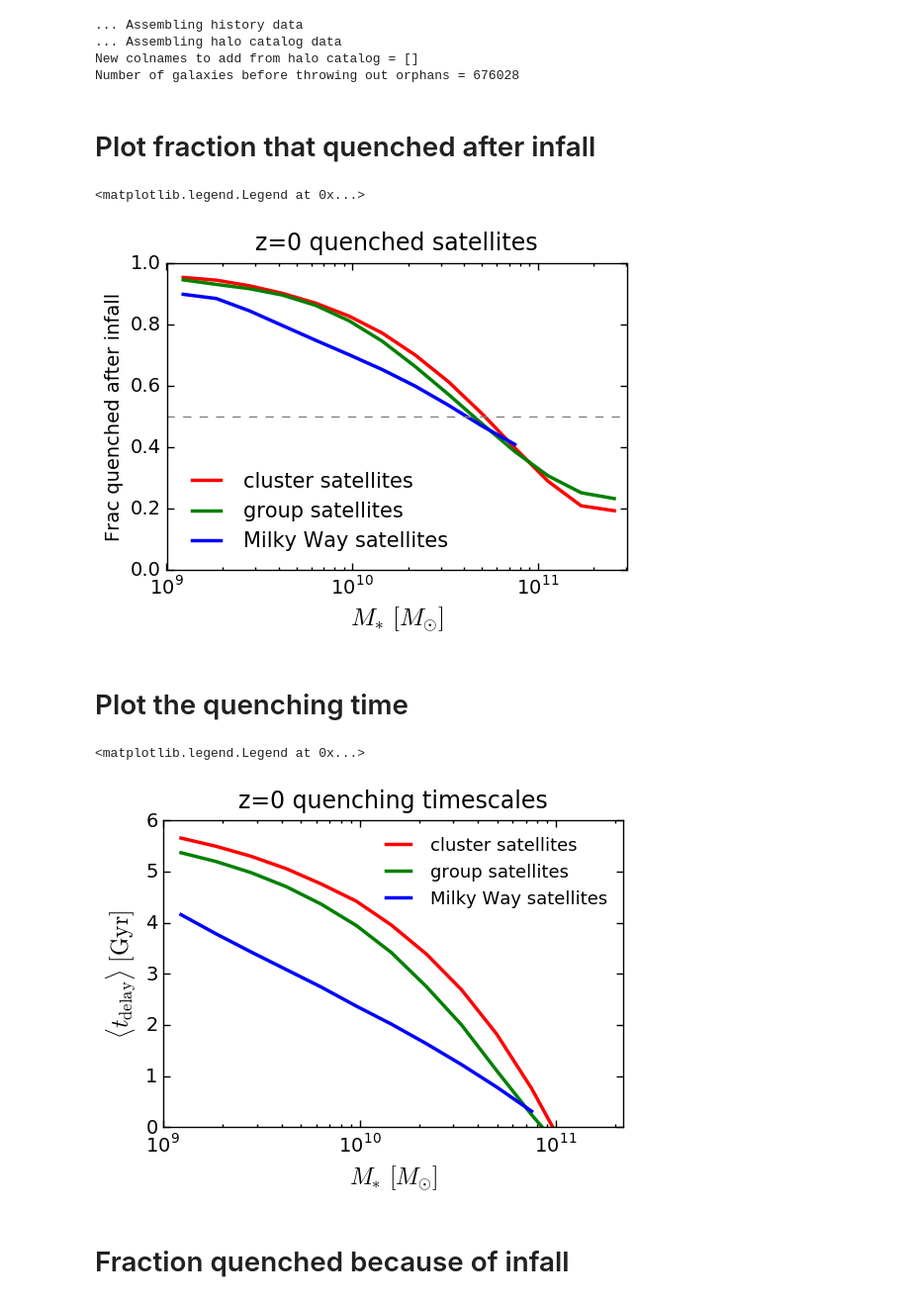
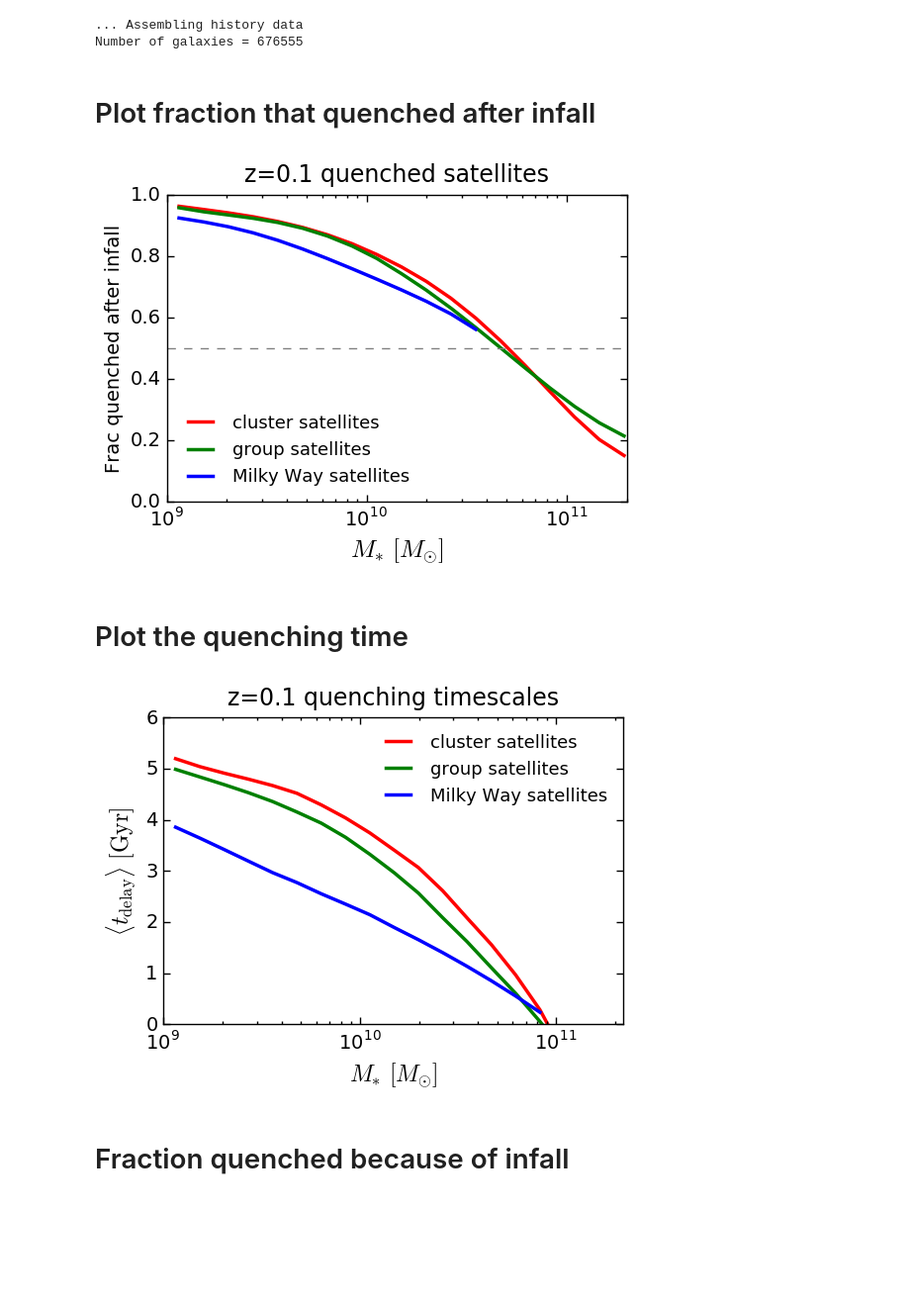
Before and after one commit to aphearin/time_evolving_cam_utils, a Jupyter notebook: fraction_quenched_after_infall.ipynb, the cells around one changed output. Shown at 99% size. Drawn from its saved outputs; the diff is of its cells as text; code cells hidden in the pictures; blank space fills up the shorter version.

```diff
--- a/fraction_quenched_after_infall.ipynb
+++ b/fraction_quenched_after_infall.ipynb
@@ -11,20 +11,16 @@ scale_factor_array = get_scales(small_file_fname)
 cosmic_age_array = np.load('/Users/aphearin/Dropbox/UniverseMachine/data/histories/prelim_sfh_reduction/times.npy')
 # %%
 from collate_full_catalog import collate_catalog
-a_string = 'a_1.002310'
+a_string = 'a_0.911185'
 
 
 history_colnames = ('halo_id', 'halo_upid', 'halo_mpeak', 'sfr_mp', 'sm_mp', 'stellar_mass', 'sfr', 'a_first_infall')
 
-halocat_propnames = ('halo_id', )
-
-histories = collate_catalog(a_string, history_colnames=history_colnames, halocat_propnames=halocat_propnames)
+histories = collate_catalog(a_string, history_colnames=history_colnames)
 print("Number of galaxies = {0}".format(len(histories)))
 # %% [output]
 ... Assembling history data
-... Assembling halo catalog data
-New colnames to add from halo catalog = []
-Number of galaxies before throwing out orphans = 676028
+Number of galaxies = 676555
 # %%
 from quenching_time import quenching_time
 histories['quenching_time'] = quenching_time(histories['sfr_mp'], histories['sm_mp'])
@@ -52,7 +48,7 @@ quenched_sats = sats[quenched_satmask]
 # %% [markdown]
 # Plot fraction that quenched after infall
 # %%
-logsm_low, logsm_high, num_sm_bins = 9, 11.5, 15
+logsm_low, logsm_high, num_sm_bins = 9, 11.35, 20
 sm_bins = np.logspace(logsm_low, logsm_high, num_sm_bins)
 sm_mids = 10**((np.log10(sm_bins)[1:] + np.log10(sm_bins)[:-1])/2.)
 
@@ -82,41 +78,41 @@ for i, sm_low, sm_high in zip(range(len(sm_bins)-1), sm_bins[0:-1], sm_bins[1:])
 # %%
 from scipy.signal import savgol_filter
 
 fig = plt.figure()
 ax = fig.add_subplot(111)
 
 xlabel = ax.set_xlabel(r'$M_{\ast}$ $[M_{\odot}]$', fontsize=18)
 ylabel = ax.set_ylabel('Frac quenched after infall', fontsize=14)
-title = ax.set_title('z=0 quenched satellites', fontsize=17, y=1.02) # y param fixes an overhanging title
+title = ax.set_title('z=0.1 quenched satellites', fontsize=17, y=1.02) # y param fixes an overhanging title
 
-ax.plot(sm_mids, savgol_filter(frac_quenched_as_sat_cluster, 13, 5), color='red',
+ax.plot(sm_mids, savgol_filter(frac_quenched_as_sat_cluster, 17, 5), color='red',
         linewidth=2.5, label = "cluster satellites")
 
-ax.plot(sm_mids, savgol_filter(frac_quenched_as_sat_group, 13, 4), color='green',
+ax.plot(sm_mids, savgol_filter(frac_quenched_as_sat_group, 17, 4), color='green',
         linewidth=2.5, label = "group satellites")
 
 # ax.plot(sm_mids, savgol_filter(frac_quenched_as_sat, 13, 4), color='k',
 #         linewidth=2.5, label = "all satellites")
 
-ax.plot(sm_mids[:-3], savgol_filter(frac_quenched_as_sat_milky_way[:-3], 11, 5), color='blue',
+ax.plot(sm_mids[:-6], savgol_filter(frac_quenched_as_sat_milky_way[:-6], 13, 5), color='blue',
         linewidth=2.5, label = "Milky Way satellites")
 
 ax.plot(np.logspace(9, 12, 100), np.zeros(100) + 0.5, '--', color='gray')
 
 plt.tick_params(axis='x', length=5, width=1, which='major')
 plt.tick_params(axis='x', length=2, width=1, which='minor')
 plt.tick_params(axis='y', length=5, width=1, which='major')
 plt.xscale('log')
 plt.xticks(fontsize=14)
 plt.yticks(fontsize=14)
-plt.xlim(xmin = 10**9, xmax=3*10**11)
+plt.xlim(xmin = 10**9, xmax=2*10**11)
 plt.ylim(ymin = 0, ymax = 1)
-plt.legend(frameon=False, loc='lower left', fontsize=15)
+plt.legend(frameon=False, loc='lower left', fontsize=13)
 
-# fig.savefig('FIGS/post_infall_quenching_fractions.pdf', bbox_extra_artists=[xlabel, ylabel], bbox_inches='tight')
+fig.savefig('FIGS/post_infall_quenching_fractions_z0p1.pdf',
+            bbox_extra_artists=[xlabel, ylabel], bbox_inches='tight')
 # %% [output]
-<matplotlib.legend.Legend at 0x...>
-[figure, old version]
+[figure, new version]
 # %% [markdown]
 # Plot the quenching time
 # %%
@@ -153,7 +149,7 @@ ax = fig.add_subplot(111)
 
 xlabel = ax.set_xlabel(r'$M_{\ast}$ $[M_{\odot}]$', fontsize=17)
 ylabel = ax.set_ylabel(r'$\langle t_{\rm delay} \rangle$ $[{\rm Gyr}]$', fontsize=17)
-title = ax.set_title('z=0 quenching timescales', fontsize=17, y=1.02) # y param fixes an overhanging title
+title = ax.set_title('z=0.1 quenching timescales', fontsize=17, y=1.02) # y param fixes an overhanging title
 
 ax.plot(sm_mids, savgol_filter(quenching_time_delay[:, 3], 9, 3), color='red',
         linewidth=2.5, label = "cluster satellites")
@@ -173,10 +169,9 @@ plt.xlim(xmin = 10**9, xmax=2.2*10**11)
 plt.ylim(ymin = 0, ymax = 6.)
 plt.legend(frameon=False, loc='upper right', fontsize=13)
 
-# fig.savefig('FIGS/quenching_timescales.pdf', bbox_extra_artists=[xlabel, ylabel], bbox_inches='tight')
+fig.savefig('FIGS/quenching_timescales_z0p1.pdf', bbox_extra_artists=[xlabel, ylabel], bbox_inches='tight')
 # %% [output]
-<matplotlib.legend.Legend at 0x...>
-[figure, old version]
+[figure, new version]
 # %% [markdown]
 # Fraction quenched because of infall
 # %%
```
Also changed, not shown: parts of 3 cells of this notebook, 4 other files.
